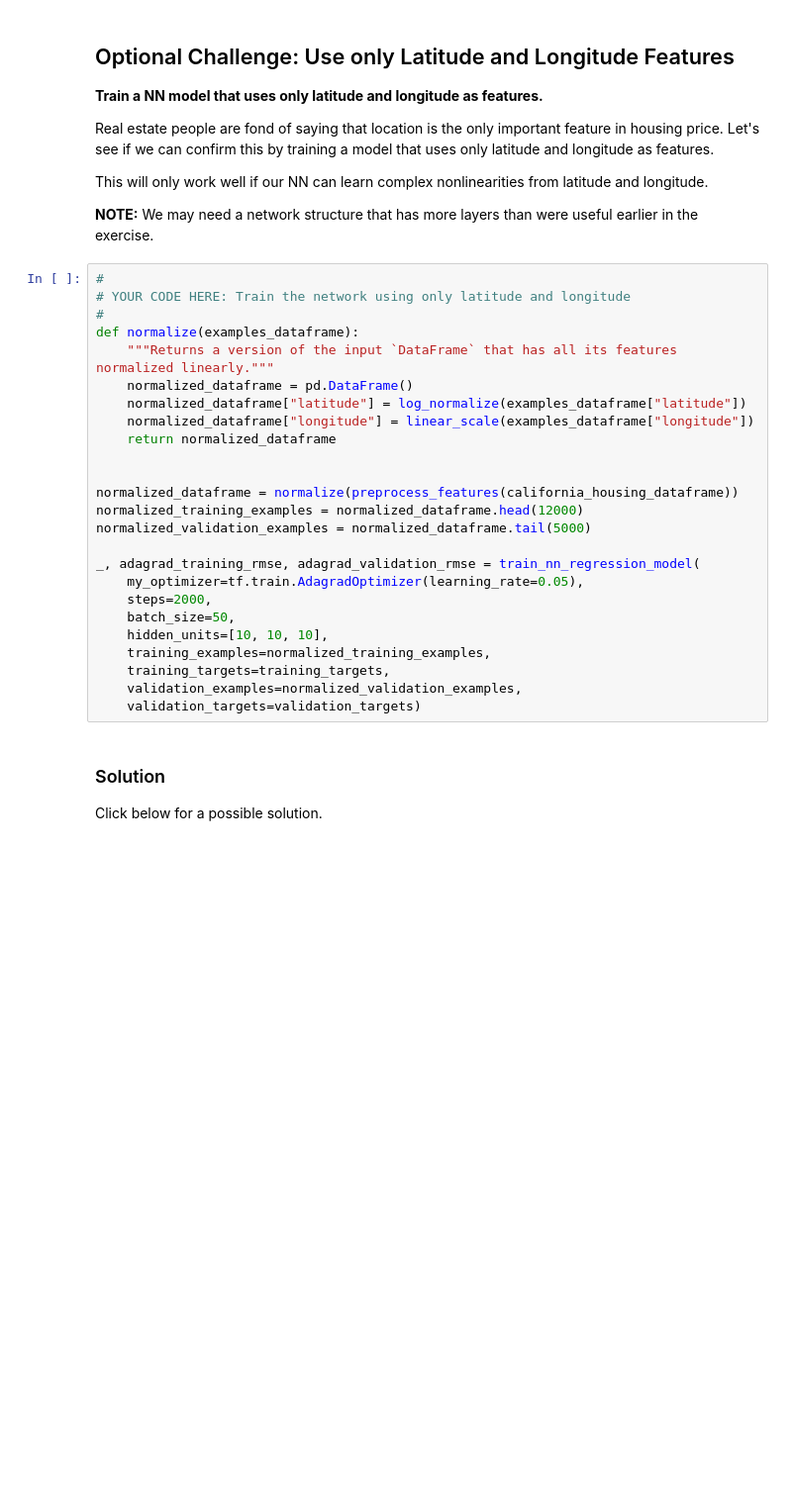
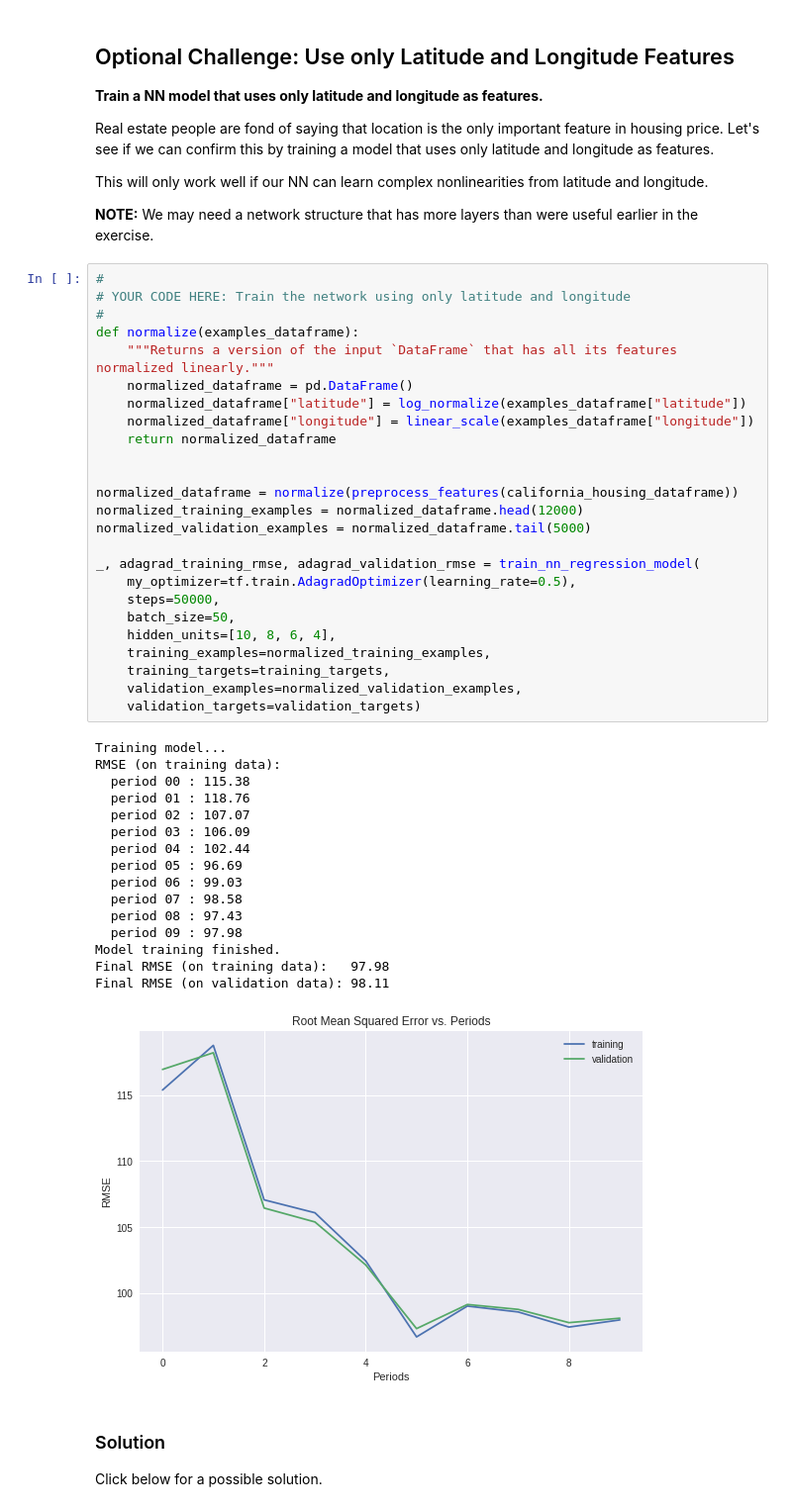
Before and after one commit to FacundoZS/MLCC_TRAIN, a Jupyter notebook: Training Neural Nets/improving_neural_net_performance.ipynb, the cells around one changed output. Shown: that part at 99% size. Saved outputs shown, nothing was run; the diff lists cells and outputs as text; blank space fills up the shorter version.

```diff
--- a/Training Neural Nets/improving_neural_net_performance.ipynb
+++ b/Training Neural Nets/improving_neural_net_performance.ipynb
@@ -750,28 +750,45 @@ This will only work well if our NN can learn complex nonlinearities from latitud
 # %%
 #
 # YOUR CODE HERE: Train the network using only latitude and longitude
 #
 def normalize(examples_dataframe):
     """Returns a version of the input `DataFrame` that has all its features normalized linearly."""
     normalized_dataframe = pd.DataFrame()
     normalized_dataframe["latitude"] = log_normalize(examples_dataframe["latitude"])
     normalized_dataframe["longitude"] = linear_scale(examples_dataframe["longitude"])
     return normalized_dataframe
 
 
 normalized_dataframe = normalize(preprocess_features(california_housing_dataframe))
 normalized_training_examples = normalized_dataframe.head(12000)
 normalized_validation_examples = normalized_dataframe.tail(5000)
 
 _, adagrad_training_rmse, adagrad_validation_rmse = train_nn_regression_model(
-    my_optimizer=tf.train.AdagradOptimizer(learning_rate=0.05),
-    steps=2000,
+    my_optimizer=tf.train.AdagradOptimizer(learning_rate=0.5),
+    steps=50000,
     batch_size=50,
-    hidden_units=[10, 10, 10],
+    hidden_units=[10, 8, 6, 4],
     training_examples=normalized_training_examples,
     training_targets=training_targets,
     validation_examples=normalized_validation_examples,
     validation_targets=validation_targets)
+# %% [output]
+Training model...
+RMSE (on training data):
+  period 00 : 115.38
+  period 01 : 118.76
+  period 02 : 107.07
+  period 03 : 106.09
+  period 04 : 102.44
+  period 05 : 96.69
+  period 06 : 99.03
+  period 07 : 98.58
+  period 08 : 97.43
+  period 09 : 97.98
+Model training finished.
+Final RMSE (on training data):   97.98
+Final RMSE (on validation data): 98.11
+[figure, added]
 # %% [markdown]
 ### Solution
 
```
Also changed, not shown: parts of 14 cells of this notebook.
